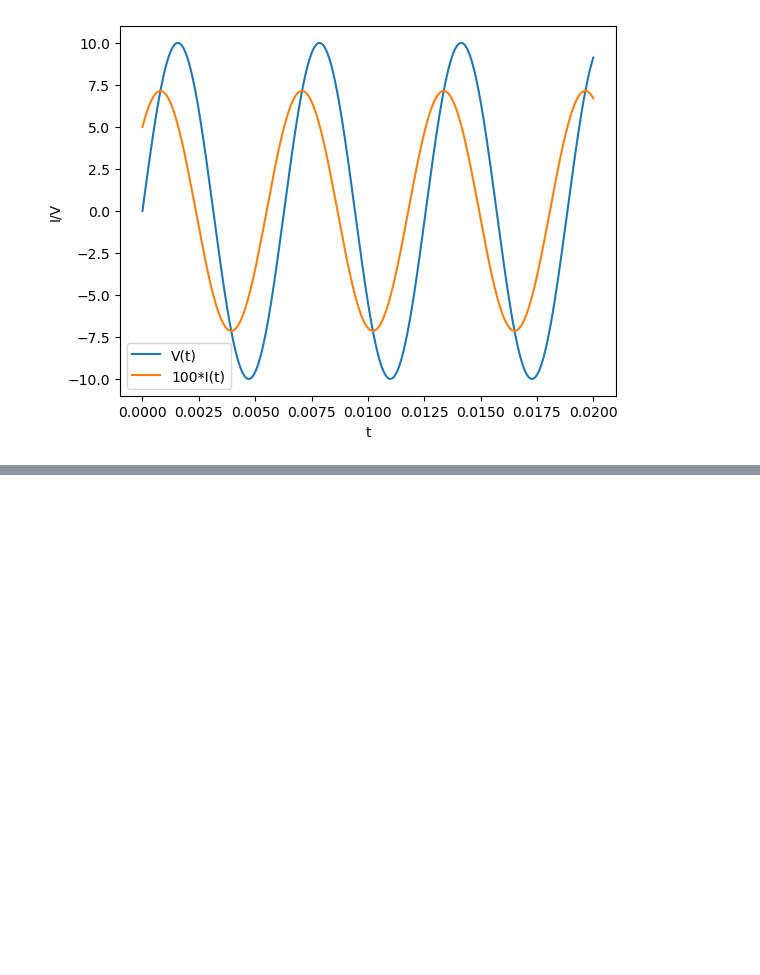
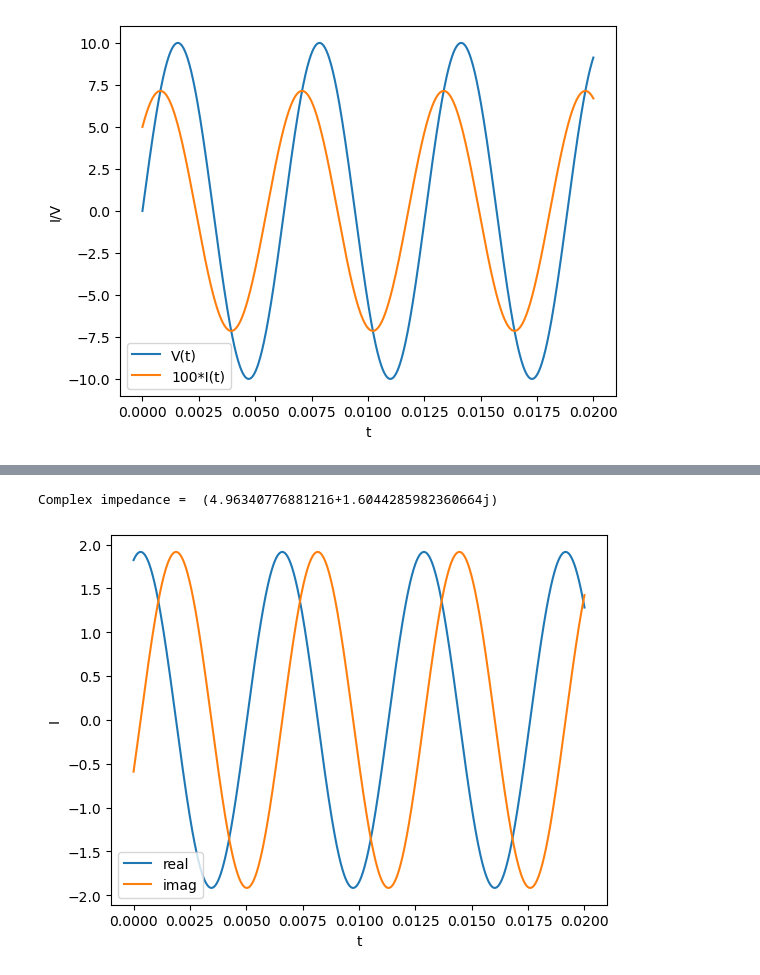
Before and after one commit to brash99/phys340, a Jupyter notebook: JupyterNotebooks/Complex/FFF_complex_RLC_Circuit.ipynb, the cells around one changed output, grey strips where cells are left out. Saved outputs shown, nothing was run; the diff lists cells and outputs as text; code cells hidden in the pictures; blank space fills up the shorter version.

```diff
--- a/JupyterNotebooks/Complex/FFF_complex_RLC_Circuit.ipynb
+++ b/JupyterNotebooks/Complex/FFF_complex_RLC_Circuit.ipynb
@@ -244,0 +313,35 @@ Resonance frequency =  7071.067811865475
+# %%
+t = np.linspace(0, 0.02, 1000)
+v0 = 10
+omega = 1000.0
+#omega = 7071.0678
+R = 100
+Ri = 5
+#Ri=0
+L = 2e-3
+C = 10e-6
+
+V = v0*np.exp(1j*omega*t)
+ZR = R
+ZL = Ri+1j*omega*L
+ZC = 1/(1j*omega*C)
+
+Z = 1./(1./ZC + 1./ZL + 1./ZR)
+
+print('Complex impedance = ', Z)
+
+I = V/Z
+IR = V/ZR
+IL = V/ZL
+IC = V/ZC
+
+
+plt.plot(t, np.real(I), label='real')
+plt.plot(t, np.imag(I), label='imag')
+plt.xlabel('t')
+plt.ylabel('I')
+plt.legend()
+plt.show()
+# %% [output]
+Complex impedance =  (4.96340776881216+1.6044285982360664j)
+[figure, added]
```
Also changed, not shown: parts of 8 cells of this notebook.
